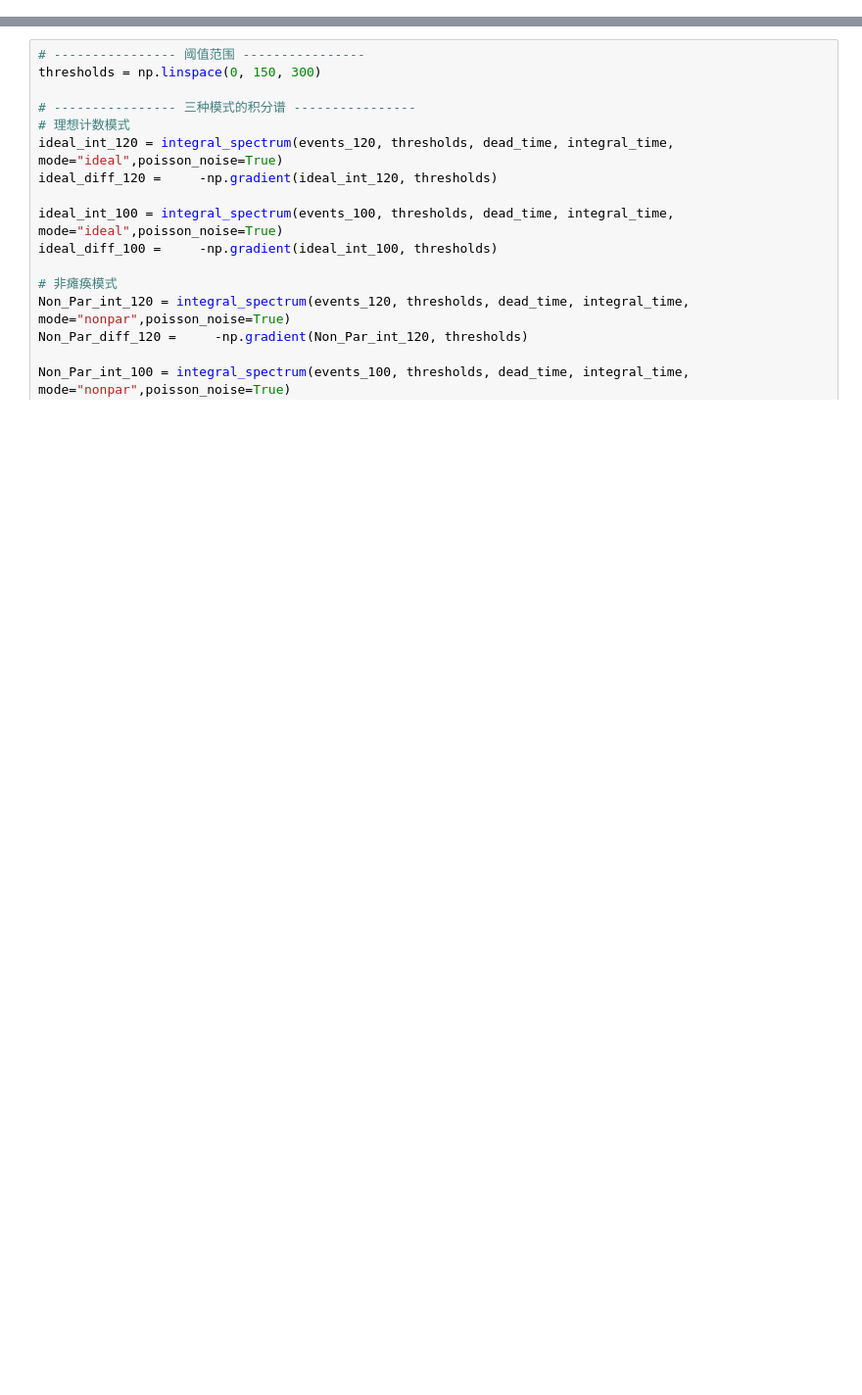
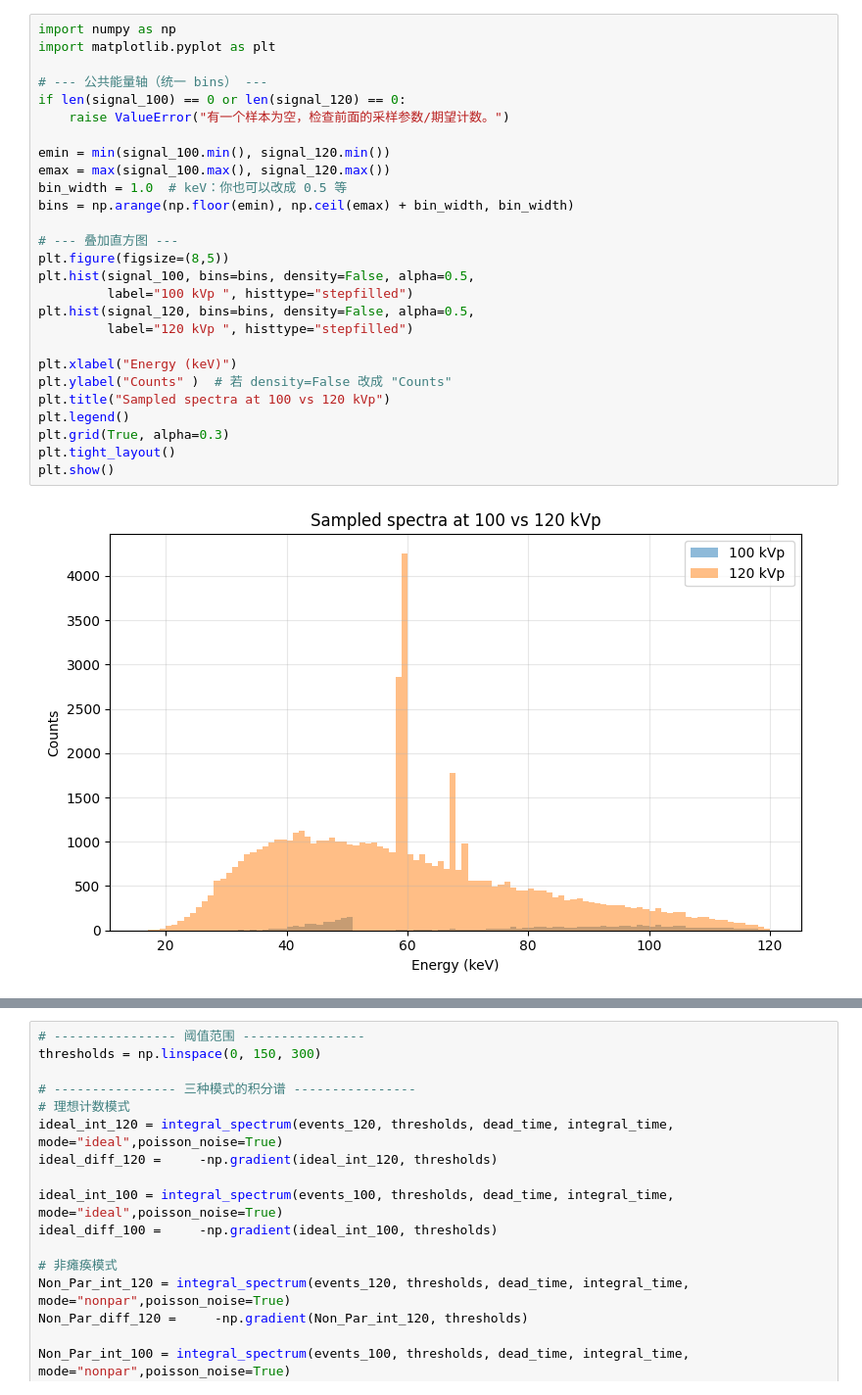
Before and after one commit to lifei-china/PhotonDetector, a Jupyter notebook: counting_response_models_filter.ipynb, the cells around one changed output, grey strips where cells are left out. Shown at 98% size. Cells and saved outputs as stored; diff of their text form; blank space fills up the shorter version.

```diff
--- a/counting_response_models_filter.ipynb
+++ b/counting_response_models_filter.ipynb
@@ -210,3 +143,32 @@ events_120 = np.concatenate([signal_120, noise])
+# %%
+import numpy as np
+import matplotlib.pyplot as plt
+
+# --- 公共能量轴（统一 bins） ---
+if len(signal_100) == 0 or len(signal_120) == 0:
+    raise ValueError("有一个样本为空，检查前面的采样参数/期望计数。")
+
+emin = min(signal_100.min(), signal_120.min())
+emax = max(signal_100.max(), signal_120.max())
+bin_width = 1.0  # keV：你也可以改成 0.5 等
+bins = np.arange(np.floor(emin), np.ceil(emax) + bin_width, bin_width)
+
+# --- 叠加直方图 ---
+plt.figure(figsize=(8,5))
+plt.hist(signal_100, bins=bins, density=False, alpha=0.5,
+         label="100 kVp ", histtype="stepfilled")
+plt.hist(signal_120, bins=bins, density=False, alpha=0.5,
+         label="120 kVp ", histtype="stepfilled")
+
+plt.xlabel("Energy (keV)")
+plt.ylabel("Counts" )  # 若 density=False 改成 "Counts"
+plt.title("Sampled spectra at 100 vs 120 kVp")
+plt.legend()
+plt.grid(True, alpha=0.3)
+plt.tight_layout()
+plt.show()
+# %% [output]
+[figure, added]
 # %%
 # ---------------- 积分谱计算函数（考虑死时间） ----------------
 def integral_spectrum(events, thresholds, tau, T, mode="ideal", poisson_noise=False):
```
Also changed, not shown: parts of 10 cells of this notebook.
